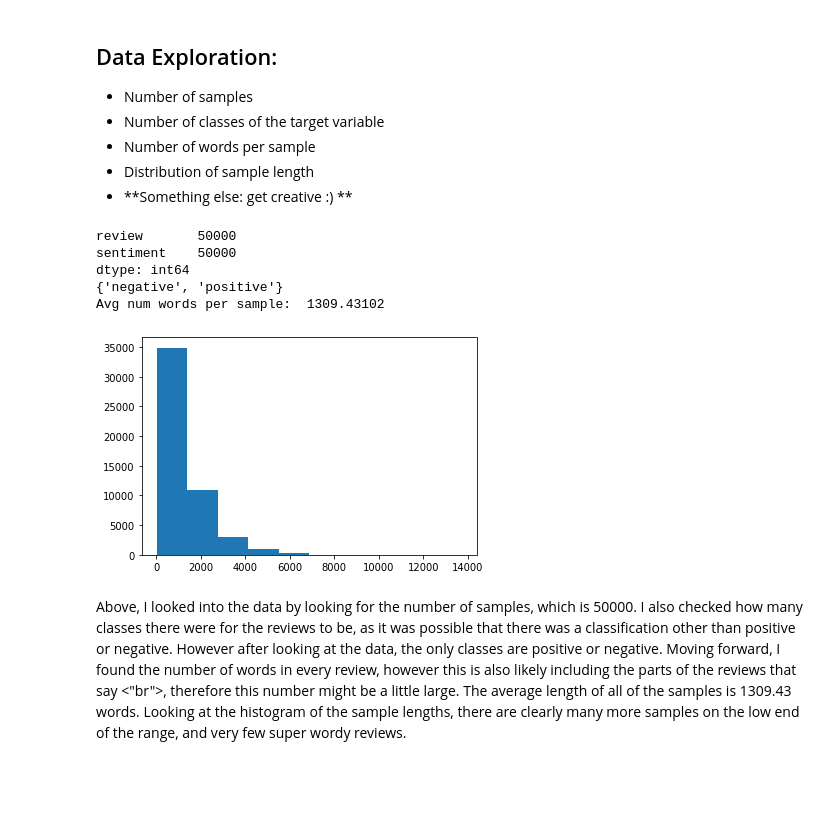
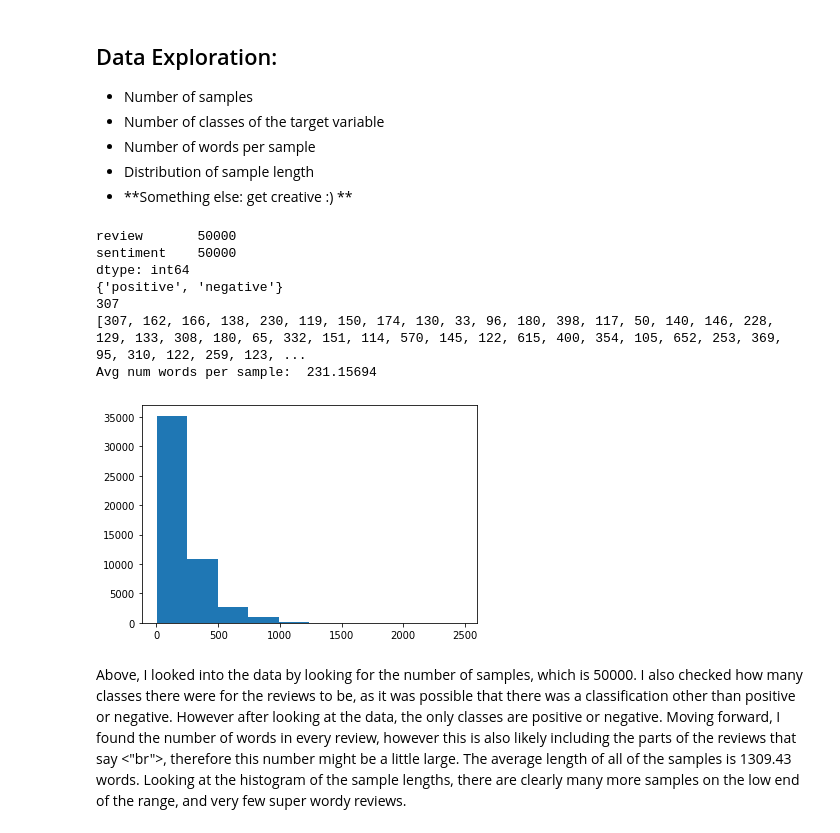
Before and after one commit to sbecker17/public_work, a Jupyter notebook: Project_2_NLP.ipynb, the cells around one changed output. Saved outputs shown, nothing was run; the diff lists cells and outputs as text; code cells hidden in the pictures; blank space fills up the shorter version.

```diff
--- a/Project_2_NLP.ipynb
+++ b/Project_2_NLP.ipynb
@@ -31,40 +31,38 @@ Mounted at /content/drive
 # %%
 ## Use cells here to explore the data:
 import matplotlib.pyplot as plt
 import numpy as np
 #number of samples:
 print(data.count())
 #total of 50000 data points
 
 #number of classes
 print(set(data["sentiment"]))
 #options for sentiment are 'negative' or 'positive', so there are 2 options
 
+print(len(data['review'][0].split()))
+
 #num words/sample
 length_sample = []
-i = 0
 for row in range(len(data)):
-  count = 0
-  curr_review = data.iloc[i,0]
-  #print(curr_review)
-  for word in curr_review:
-    count=count+1
+  count=len(data['review'][row].split())
   length_sample.append(count)
-  i = i+1
-#print(length_sample)
+print(length_sample)
 print("Avg num words per sample: ", sum(length_sample)/len(length_sample))
 
 #distribution of sample length
 plt.hist(length_sample)
 plt.show()
 #np.histogram(length_sample)
 # %% [output]
 review       50000
 sentiment    50000
 dtype: int64
-{'negative', 'positive'}
-Avg num words per sample:  1309.43102
+{'positive', 'negative'}
+307
+[307, 162, 166, 138, 230, 119, 150, 174, 130, 33, 96, 180, 398, 117, 50, 140, 146, 228, 129, 133, 308, 180, 65, 332, 151, 114, 570, 145, 122, 615, 400, 354, 105, 652, 253, 369, 95, 310, 122, 259, 123, ...
+Avg num words per sample:  231.15694
-[figure, old version]
+[figure, new version]
 # %% [markdown]
 Above, I looked into the data by looking for the number of samples, which is 50000. I also checked how many classes there were for the reviews to be, as it was possible that there was a classification other than positive or negative. However after looking at the data, the only classes are positive or negative. Moving forward, I found the number of words in every review, however this is also likely including the parts of the reviews that say <"br">, therefore this number might be a little large. The average length of all of the samples is 1309.43 words. Looking at the histogram of the sample lengths, there are clearly many more samples on the low end of the range, and very few super wordy reviews.
 # %% [markdown]
```
Also changed, not shown: parts of 12 cells of this notebook.
